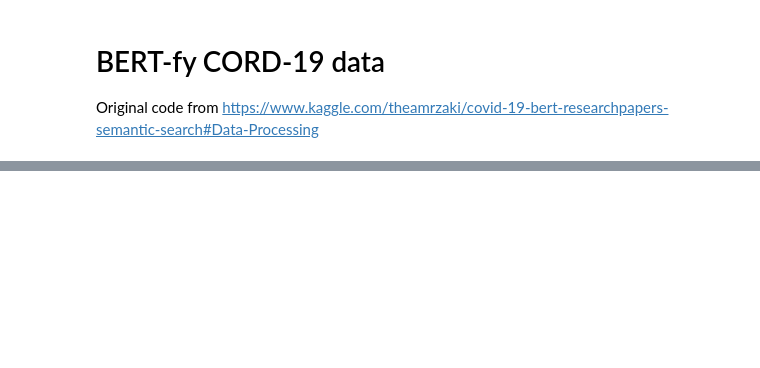
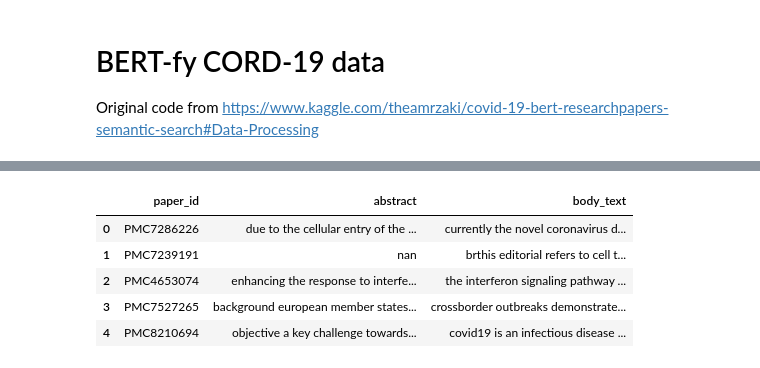
Before and after one commit to ShutDownMan/CovidMap, a Jupyter notebook: notebooks/BERT-fy.ipynb, the cells around one changed output, grey strips where cells are left out. Drawn from its saved outputs; the diff is of its cells as text; code cells hidden in the pictures; blank space fills up the shorter version.

```diff
--- a/notebooks/BERT-fy.ipynb
+++ b/notebooks/BERT-fy.ipynb
@@ -185,25 +202,34 @@ saveProgress()
 # %%
 from dask import dataframe as dd
 import re
 
 
 def lower_case(input_str):
     input_str = input_str.lower()
     return input_str
 
 
-df_covid = dd.read_csv(f'{root_path}/df_covid.csv', sample=1000000)
+df_covid = dd.read_csv(f'{data_path}/df_covid.csv')
 
 df_covid['body_text'] = df_covid['body_text'].astype(str)
 df_covid['abstract'] = df_covid['abstract'].astype(str)
 
 df_covid['abstract'] = df_covid['abstract'].apply(
     lambda x: re.sub('[^a-zA-z0-9\s]', '', x), meta=('abstract', 'str'))
 df_covid['body_text'] = df_covid['body_text'].apply(
     lambda x: re.sub('[^a-zA-z0-9\s]', '', x), meta=('body_text', 'str'))
 
 df_covid['abstract'] = df_covid['abstract'].apply(
     lambda x: lower_case(x), meta=('abstract', 'str'))
 df_covid['body_text'] = df_covid['body_text'].apply(
     lambda x: lower_case(x), meta=('body_text', 'str'))
+
+df_covid.head()
+# %% [output]
+|  | paper_id | abstract | body_text |
+| 0 | PMC7286226 | due to the cellular entry of the ... | currently the novel coronavirus d... |
+| 1 | PMC7239191 | nan | brthis editorial refers to cell t... |
+| 2 | PMC4653074 | enhancing the response to interfe... | the interferon signaling pathway ... |
+| 3 | PMC7527265 | background european member states... | crossborder outbreaks demonstrate... |
+| 4 | PMC8210694 | objective a key challenge towards... | covid19 is an infectious disease ... |
 # %%
```
Also changed, not shown: parts of 22 cells of this notebook, 1 other file.
